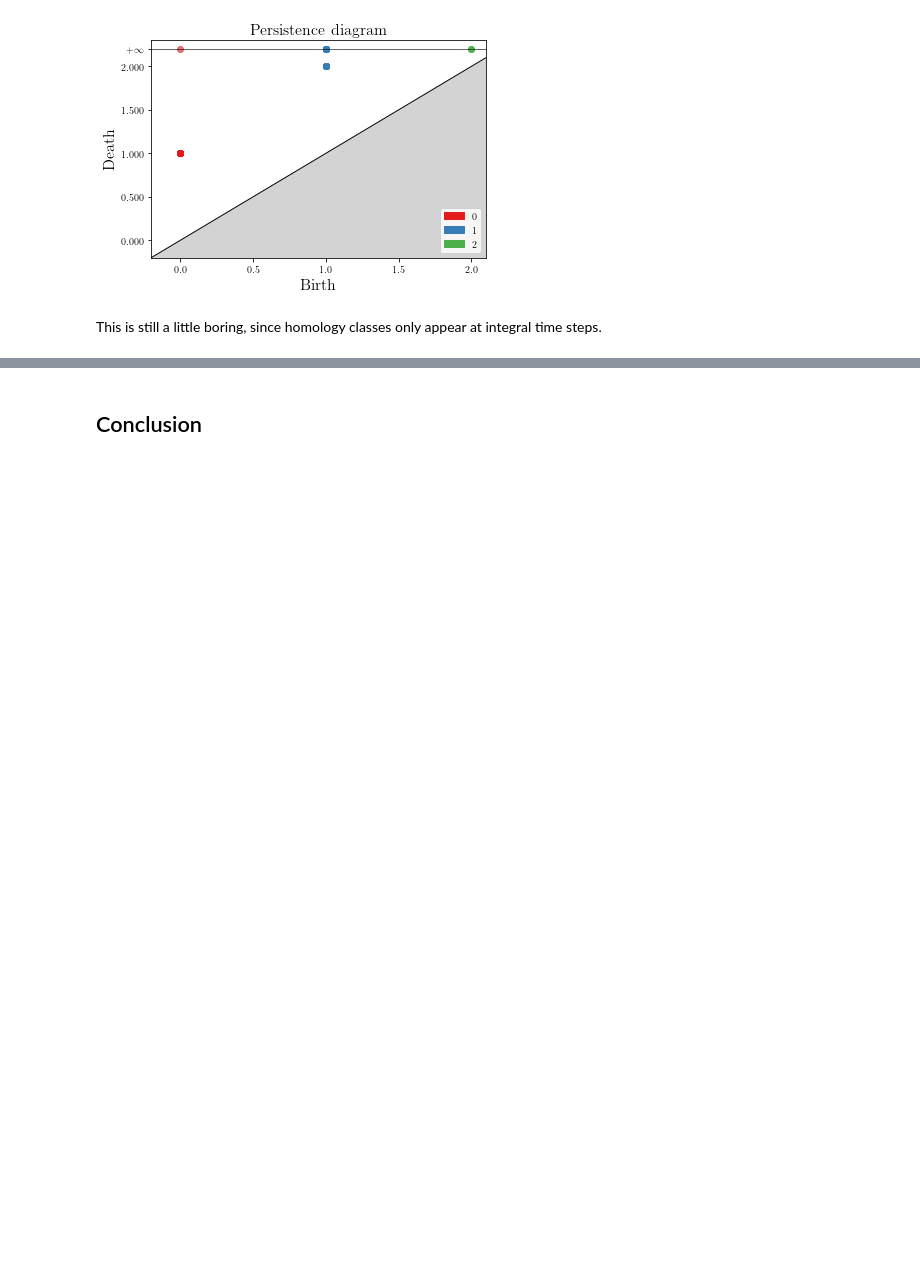
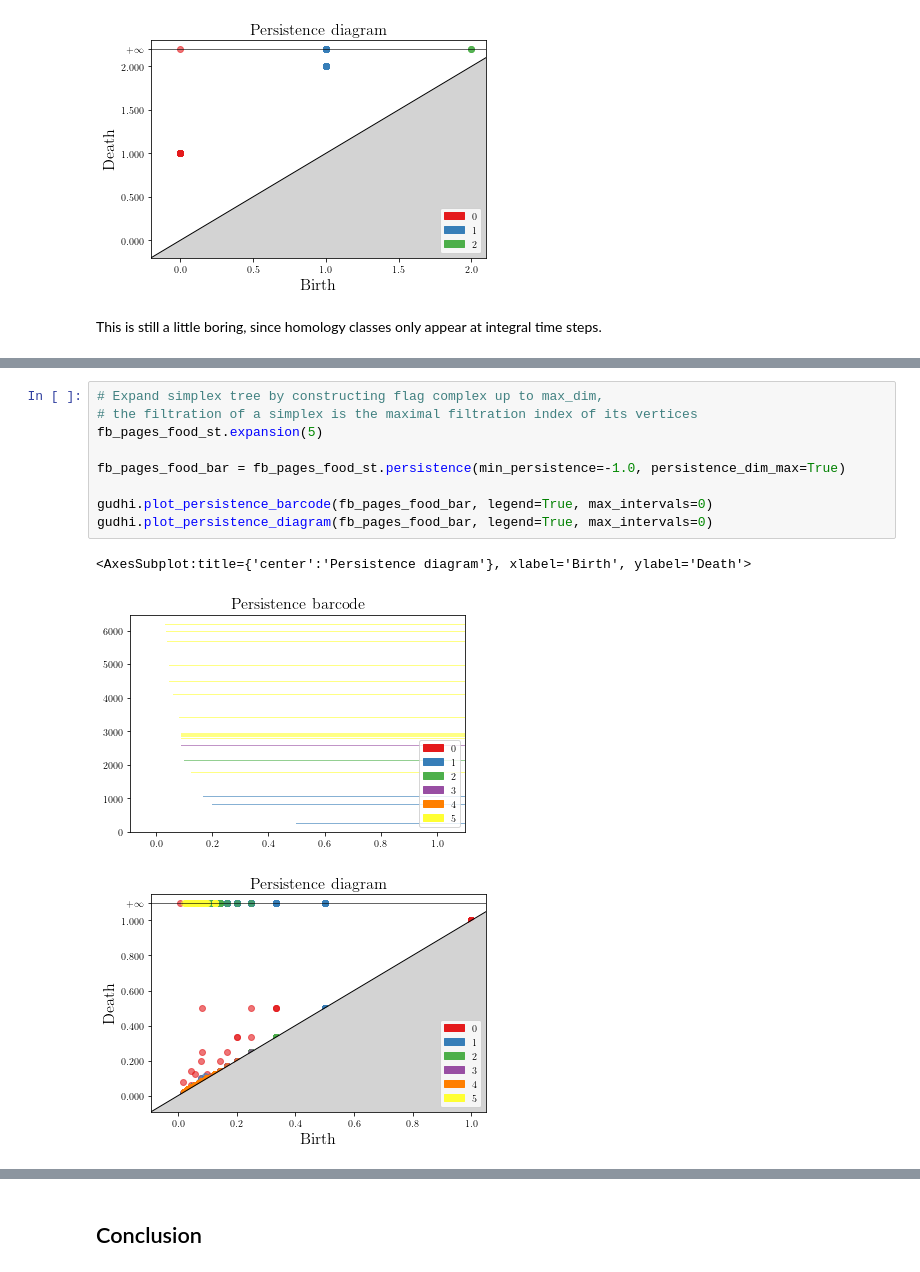
Before and after one commit to ben300694/jupyter-TDA, a Jupyter notebook: persistent_homology_15_min_intro.ipynb, the cells around one changed output, grey strips where cells are left out. Cells and saved outputs as stored; diff of their text form; blank space fills up the shorter version.

```diff
--- a/persistent_homology_15_min_intro.ipynb
+++ b/persistent_homology_15_min_intro.ipynb
@@ -244 +296,14 @@ at integral time steps.
+# %%
+# Expand simplex tree by constructing flag complex up to max_dim,
+# the filtration of a simplex is the maximal filtration index of its vertices
+fb_pages_food_st.expansion(5)
+
+fb_pages_food_bar = fb_pages_food_st.persistence(min_persistence=-1.0, persistence_dim_max=True)
+
+gudhi.plot_persistence_barcode(fb_pages_food_bar, legend=True, max_intervals=0)
+gudhi.plot_persistence_diagram(fb_pages_food_bar, legend=True, max_intervals=0)
+# %% [output]
+<AxesSubplot:title={'center':'Persistence diagram'}, xlabel='Birth', ylabel='Death'>
+[figure, added]
+[figure, added]
 # %%
```
Also changed, not shown: parts of 6 cells of this notebook.
